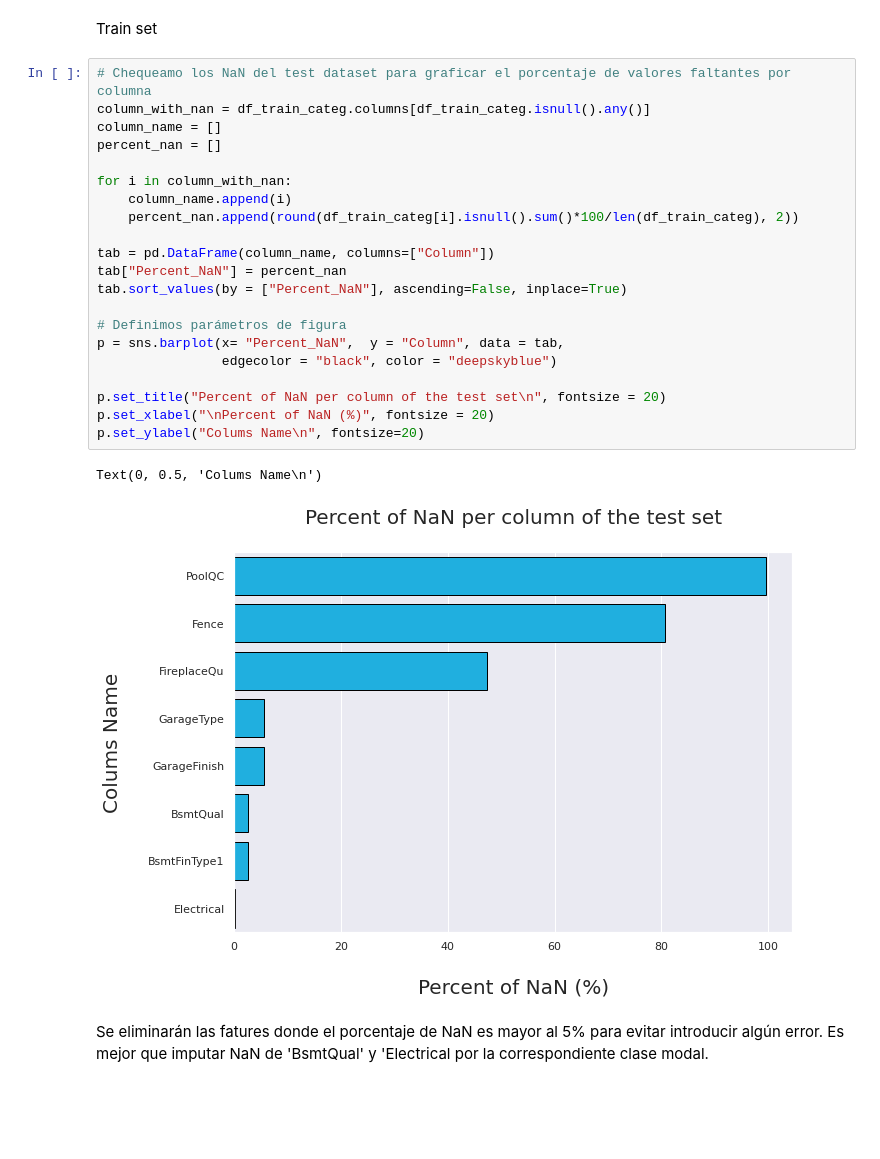
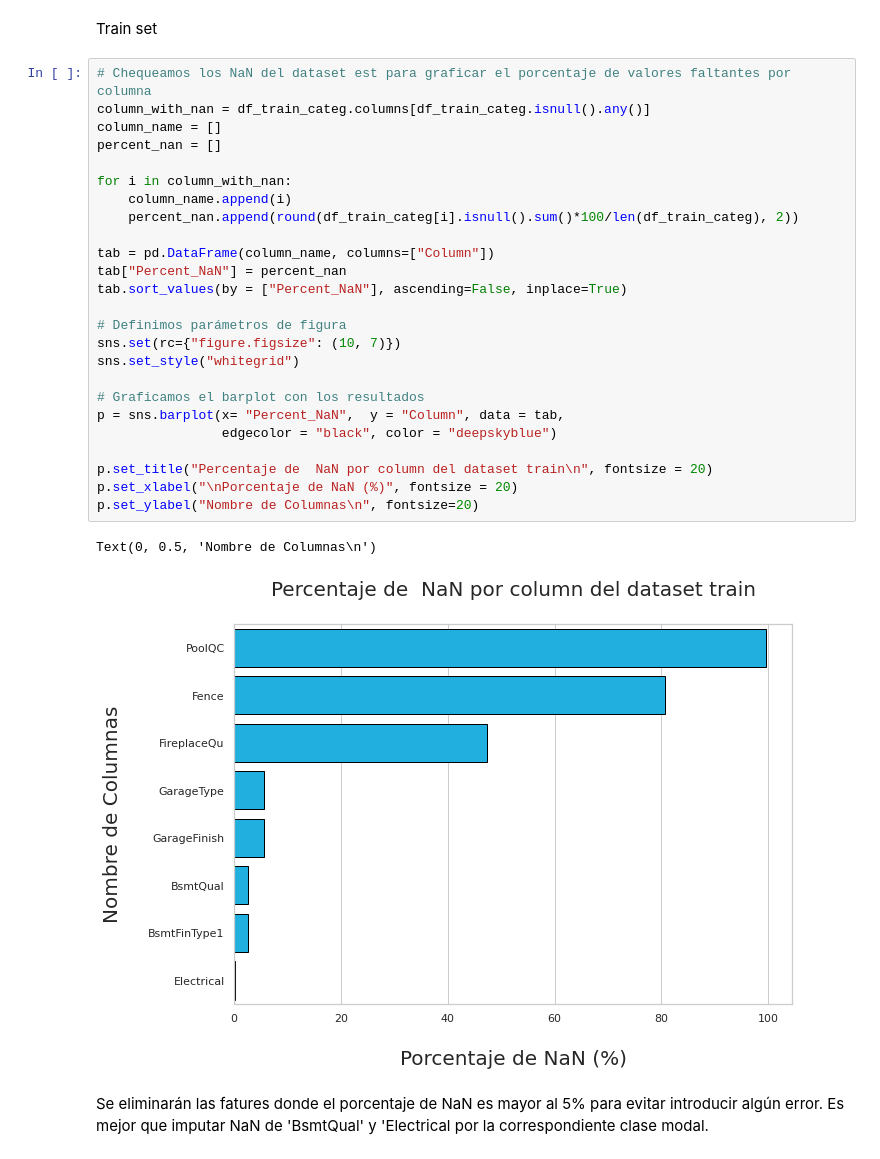
Before and after one commit to RichardSailema/EDA-y-modelling-applied-a-House-Price, a Jupyter notebook: house_price.ipynb, the cells around one changed output. Cells and saved outputs as stored; diff of their text form; blank space fills up the shorter version.

```diff
--- a/house_price.ipynb
+++ b/house_price.ipynb
@@ -649,29 +653,33 @@ df_test_categ.drop(Y, axis=1, inplace=True)
 # %% [markdown]
 Train set
 # %%
-# Chequeamo los NaN del test dataset para graficar el porcentaje de valores faltantes por columna
+# Chequeamos los NaN del dataset est para graficar el porcentaje de valores faltantes por columna
 column_with_nan = df_train_categ.columns[df_train_categ.isnull().any()]
 column_name = []
 percent_nan = []
 
 for i in column_with_nan:
     column_name.append(i)
     percent_nan.append(round(df_train_categ[i].isnull().sum()*100/len(df_train_categ), 2))
 
 tab = pd.DataFrame(column_name, columns=["Column"])
 tab["Percent_NaN"] = percent_nan
 tab.sort_values(by = ["Percent_NaN"], ascending=False, inplace=True)
 
 # Definimos parámetros de figura
+sns.set(rc={"figure.figsize": (10, 7)})
+sns.set_style("whitegrid")
+
+# Graficamos el barplot con los resultados
 p = sns.barplot(x= "Percent_NaN",  y = "Column", data = tab,
                 edgecolor = "black", color = "deepskyblue")
 
-p.set_title("Percent of NaN per column of the test set\n", fontsize = 20)
-p.set_xlabel("\nPercent of NaN (%)", fontsize = 20)
-p.set_ylabel("Colums Name\n", fontsize=20)
+p.set_title("Percentaje de  NaN por column del dataset train\n", fontsize = 20)
+p.set_xlabel("\nPorcentaje de NaN (%)", fontsize = 20)
+p.set_ylabel("Nombre de Columnas\n", fontsize=20)
 # %% [output]
-Text(0, 0.5, 'Colums Name\n')
+Text(0, 0.5, 'Nombre de Columnas\n')
-[figure, old version]
+[figure, new version]
 # %% [markdown]
 Se eliminarán las fatures donde el porcentaje de NaN es mayor al 5% para evitar introducir algún error. Es mejor que imputar NaN de  'BsmtQual' y 'Electrical por la correspondiente clase modal.
 # %%
```
Also changed, not shown: parts of 106 cells of this notebook, 1 other file.
